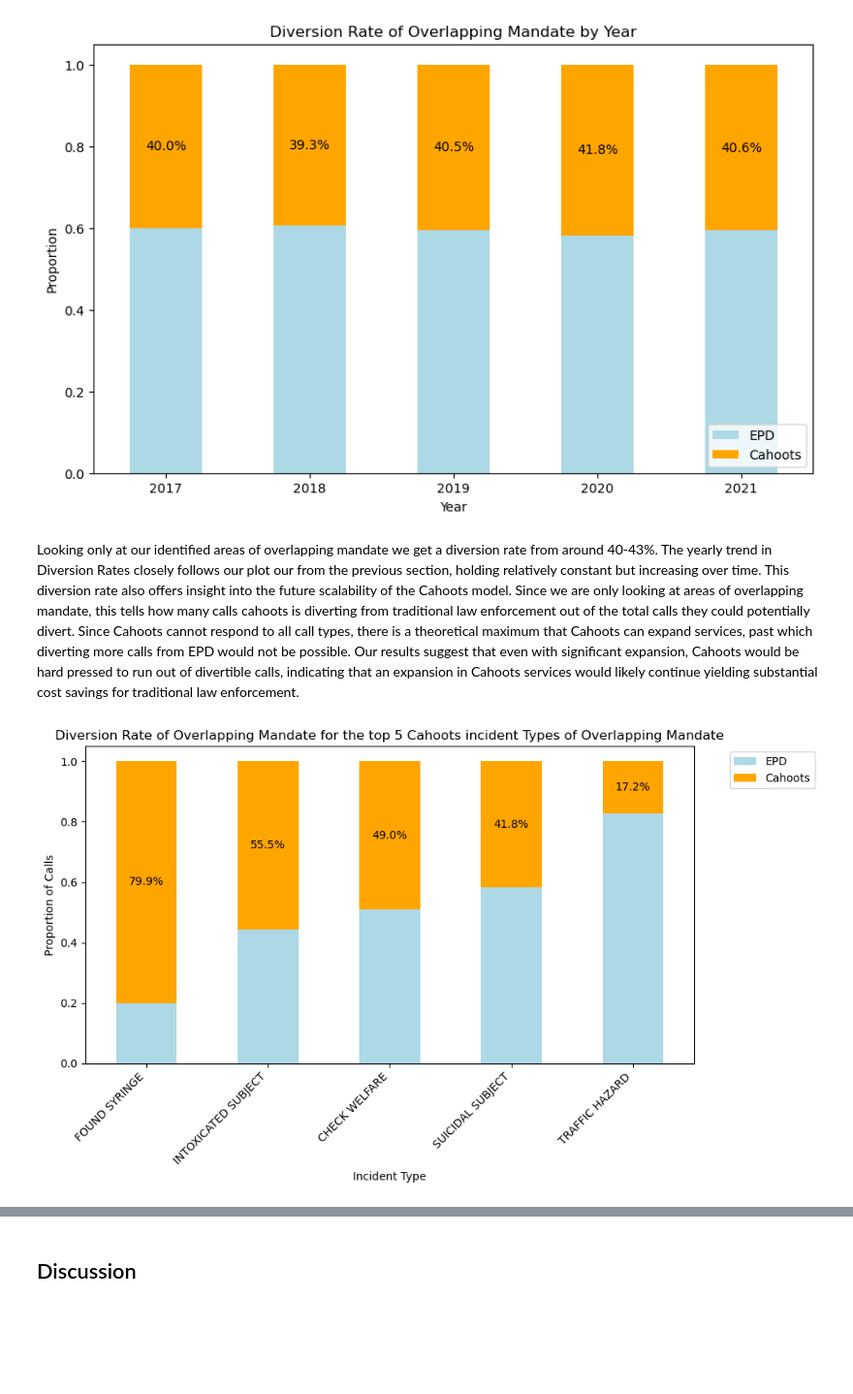
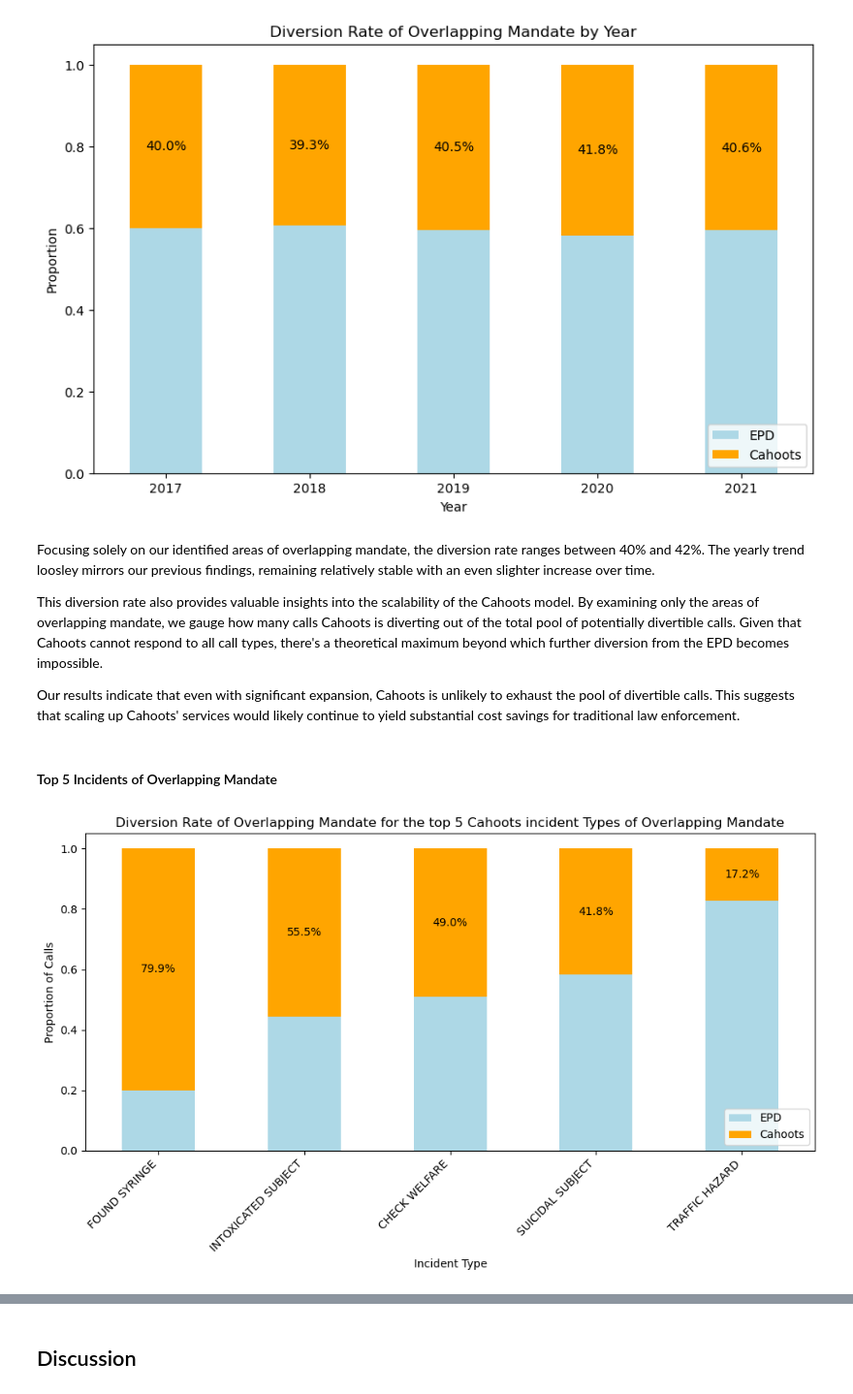
Before and after one commit to Nathan-M-Burton/Cahoots-Impact-Assessment, a Jupyter notebook: Final_Research_Paper/final_paper.ipynb, the cells around one changed output, grey strips where cells are left out. Shown at 97% size. Cells and saved outputs as stored; diff of their text form; code cells hidden in the pictures; blank space fills up the shorter version.

```diff
--- a/Final_Research_Paper/final_paper.ipynb
+++ b/Final_Research_Paper/final_paper.ipynb
@@ -775,34 +870,40 @@ plt.show()
 # %% [output]
 [figure]
 # %% [markdown]
-Looking only at our identified areas of overlapping mandate we get a diversion rate from around 40-43%. The yearly trend in Diversion Rates closely follows our plot our from the previous section, holding relatively constant but increasing over time. This diversion rate also offers insight into the future scalability of the Cahoots model. Since we are only looking at areas of overlapping mandate, this tells how many calls cahoots is diverting from traditional law enforcement out of the total calls they could potentially divert. Since Cahoots cannot respond to all call types, there is a theoretical maximum that Cahoots can expand services, past which diverting more calls from EPD would not be possible. Our results suggest that even with significant expansion, Cahoots would be hard pressed to run out of divertible calls, indicating that an expansion in Cahoots services would likely continue yielding substantial cost savings for traditional law enforcement.
+Focusing solely on our identified areas of overlapping mandate, the diversion rate ranges between 40% and 42%. The yearly trend loosley mirrors our previous findings, remaining relatively stable with an even slighter increase over time.
+
+This diversion rate also provides valuable insights into the scalability of the Cahoots model. By examining only the areas of overlapping mandate, we gauge how many calls Cahoots is diverting out of the total pool of potentially divertible calls. Given that Cahoots cannot respond to all call types, there's a theoretical maximum beyond which further diversion from the EPD becomes impossible.
+
+Our results indicate that even with significant expansion, Cahoots is unlikely to exhaust the pool of divertible calls. This suggests that scaling up Cahoots' services would likely continue to yield substantial cost savings for traditional law enforcement.
+# %% [markdown]
+#### Top 5 Incidents of Overlapping Mandate
 # %%
 top_5_incidents = CAD_data_diversions_filtered[(CAD_data_diversions_filtered["PrimaryUnitCallSign"] == "CAHOOT") & (CAD_data_diversions_filtered["IsPrimary"] == 1)]["InitialIncidentTypeDescription"].value_counts().nlargest(5).index
 #top_5_incidents = CAD_data_diversions_filtered[CAD_data_diversions_filtered["Cahoots_related"] == 1]["InitialIncidentTypeDescription"].value_counts().nlargest(5).index
 
 
 CAD_data_diversions_filtered_top_5 = CAD_data_diversions_filtered[CAD_data_diversions_filtered["InitialIncidentTypeDescription"].isin(top_5_incidents)]
 
 incident_data = CAD_data_diversions_filtered_top_5.groupby(['InitialIncidentTypeDescription', 'Cahoots_related']).size().unstack(fill_value=0)
 incident_data_prop = incident_data.div(incident_data.sum(axis=1), axis=0)
 
 incident_data_sorted = incident_data_prop.sort_values(by=1, ascending=False)
 ax = incident_data_sorted.plot(kind='bar', stacked=True, color=['lightblue', 'orange'], figsize=(10, 6))
 
 # Add labels to the Cahoots portion of the bars
 for p in ax.patches:
     width, height = p.get_width(), p.get_height()
     x, y = p.get_xy()
     if p.get_facecolor() == ax.patches[-1].get_facecolor() and height > 0:
         ax.text(x + width / 2, y + height / 2, f'{height:.1%}', ha='center', va='center', fontsize=10)
 
 plt.title('Diversion Rate of Overlapping Mandate for the top 5 Cahoots incident Types of Overlapping Mandate')
 plt.xlabel('Incident Type')
 plt.ylabel('Proportion of Calls')
 plt.xticks(rotation=45, ha='right')
-plt.legend(['EPD', 'Cahoots'], bbox_to_anchor=(1.05, 1), loc='upper left')
+plt.legend(['EPD', 'Cahoots'], loc='lower right')
 plt.tight_layout()
 plt.show()
 # %% [output]
-[figure, old version]
+[figure, new version]
 # %% [markdown]
```
Also changed, not shown: parts of 70 cells of this notebook, 18 other files.
